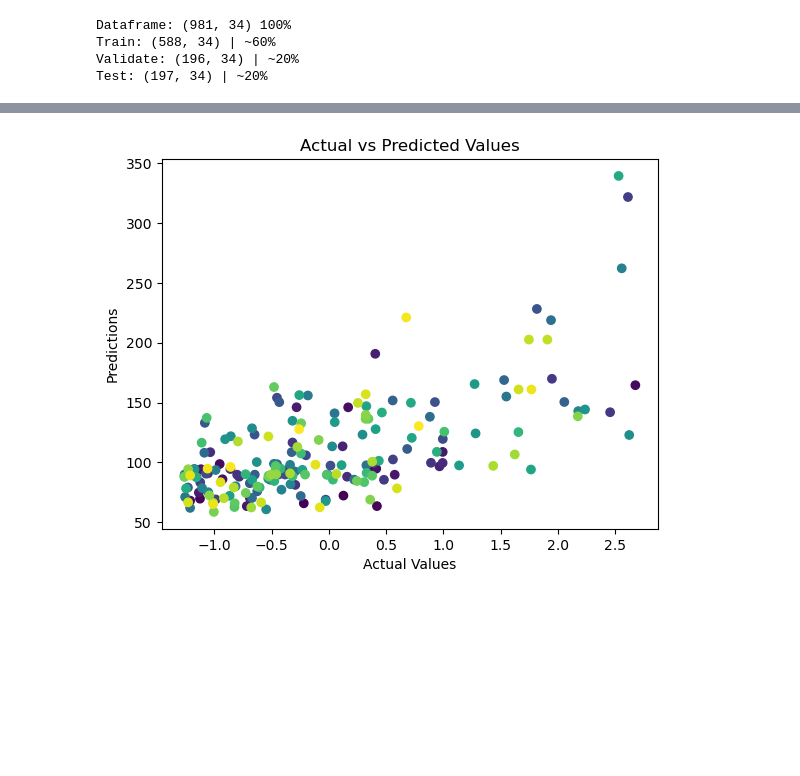
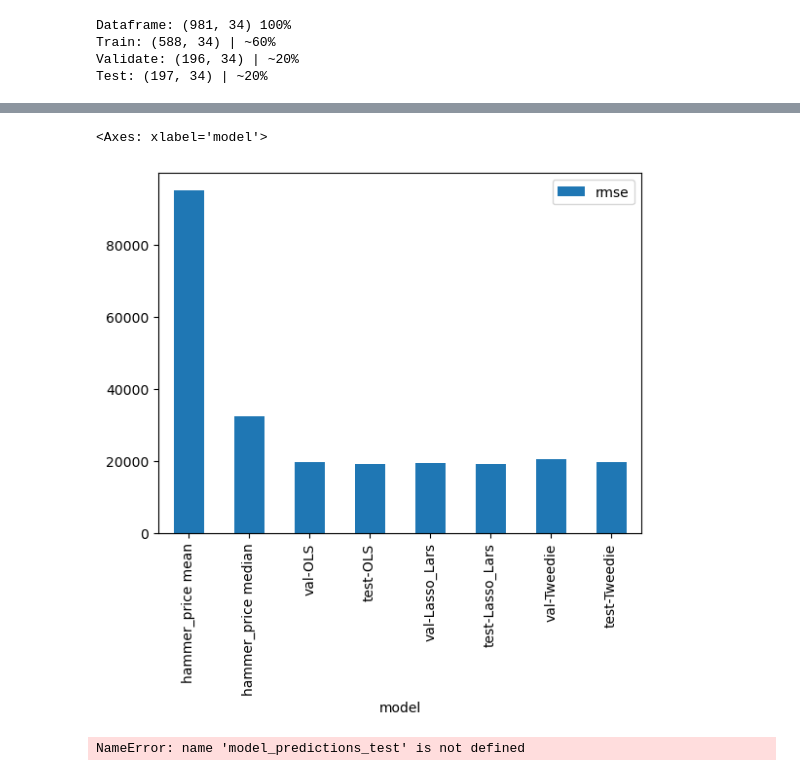
Before and after one commit to jeremiah-toribio/art-of-data, a Jupyter notebook: workbook.ipynb, the cells around one changed output, grey strips where cells are left out. Drawn from its saved outputs; the diff is of its cells as text; code cells hidden in the pictures; blank space fills up the shorter version.

Commit message:
wrangle , model, notebook

```diff
--- a/workbook.ipynb
+++ b/workbook.ipynb
@@ -451,0 +464,4 @@ model_pred = pd.DataFrame(model_predictions_test)
+# %%
+# validate for Lars
+lars_validate_model_predictions, metrics_df = m.lasso_lars_compiled(x_train, y_train, x_validate, y_validate, target_mean=price_mean
+,target_std=price_std,test=False,metrics_df=metrics_df)
@@ -451,0 +472,5 @@ model_pred = pd.DataFrame(model_predictions_test)
+# %%
+# test for Lars
+lars_test_model_predictions, metrics_df = m.lasso_lars_compiled(x_train, y_train, x_test, y_test,
+                             target_mean=price_mean
+                            ,target_std=price_std,metrics_df=metrics_df)
@@ -451,0 +481,4 @@ model_pred = pd.DataFrame(model_predictions_test)
+# %%
+# validate for TR
+tweedie_validate_model_predictions, metrics_df = m.tweedie_regressor_compiled(x_train, y_train, x_validate, y_validate, target_mean=price_mean
+,target_std=price_std,test=False, metrics_df=metrics_df)
@@ -451,0 +489,5 @@ model_pred = pd.DataFrame(model_predictions_test)
+# %%
+# test for TR
+tweedie_test_model_predictions, metrics_df = m.tweedie_regressor_compiled(x_train, y_train, x_test, y_test,
+                             target_mean=price_mean
+                            ,target_std=price_std,metrics_df=metrics_df)
@@ -452,6 +510,11 @@ model_pred = pd.DataFrame(model_predictions_test)
+# %%
+metrics_df.plot(kind='bar',x='model')
+# %% [output]
+<Axes: xlabel='model'>
+[figure, added]
 # %%
-import matplotlib.pyplot as plt
-
+# model predictions into a DF
+model_pred = pd.DataFrame(model_predictions_test)
 # Create a scatter plot
 colors = np.arange(len(model_pred))
 plt.scatter(y_test, model_pred, c=colors)
@@ -463,4 +526,4 @@ plt.title('Actual vs Predicted Values')
 # Show the plot
 plt.show()
 # %% [output]
-[figure, removed]
+NameError: name 'model_predictions_test' is not defined
```
Also changed, not shown: parts of 20 cells of this notebook, 2 other files.
